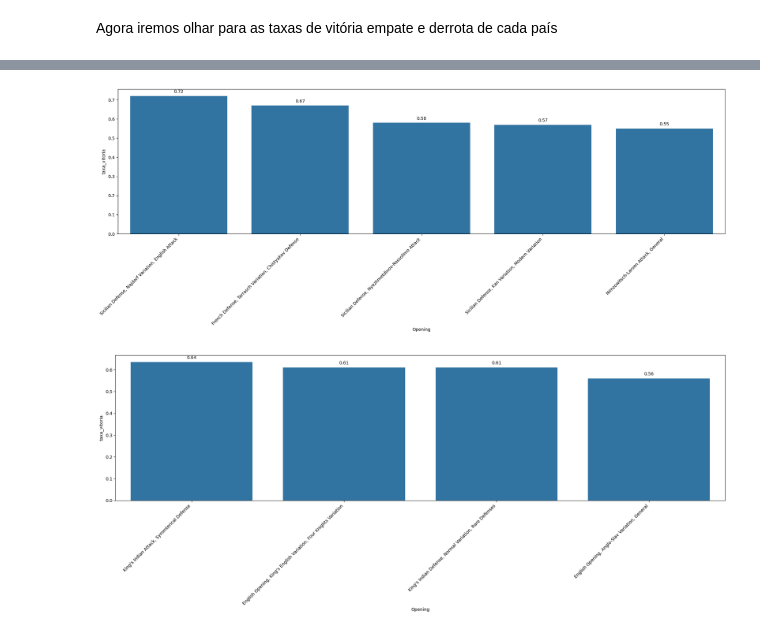
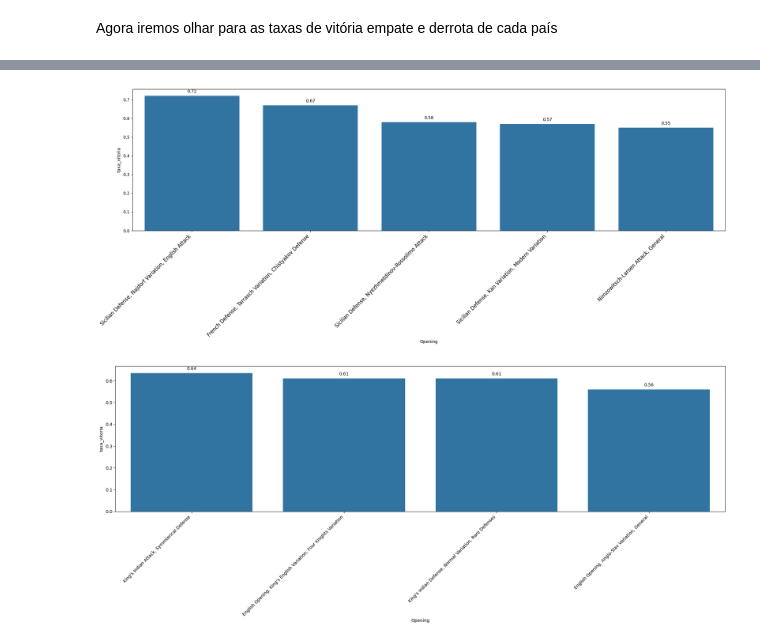
Before and after one commit to PeronxD/Python, a Jupyter notebook: análises_chess.ipynb, the cells around one changed output, grey strips where cells are left out. Cells and saved outputs as stored; diff of their text form; code cells hidden in the pictures.

```diff
--- a/análises_chess.ipynb
+++ b/análises_chess.ipynb
@@ -104,7 +104,7 @@ dados = dados.sort_values(by='Current Rating', ascending=False).reset_index(drop
 # %%
 import seaborn as sns
 import matplotlib.pyplot as plt
-plt.rcParams["figure.figsize"] = (25,6)
+plt.rcParams["figure.figsize"] = (20, 12)
 # %%
 dados.describe()
 # %% [output]
@@ -589,14 +594,15 @@ russos_df_win.head()
 # %%
 ax = sns.barplot(data=americanos_df_win.head(), x='Opening', y='taxa_vitoria', errorbar=None)
 plt.xticks(rotation=45, ha='right')
+plt.xticks(fontsize=12)
 
 for p in ax.patches:
     ax.annotate(f'{p.get_height():.2f}', (p.get_x() + p.get_width() / 2., p.get_height()),
                 ha='center', va='center', xytext=(0, 10), textcoords='offset points')
 
 plt.show()
 # %% [output]
-[figure, old version]
+[figure, new version]
 # %%
 ax = sns.barplot(data=russos_df_win.head(), x='Opening', y='taxa_vitoria', errorbar=None)
 plt.xticks(rotation=45, ha='right')
```
Also changed, not shown: parts of 3 cells of this notebook.
